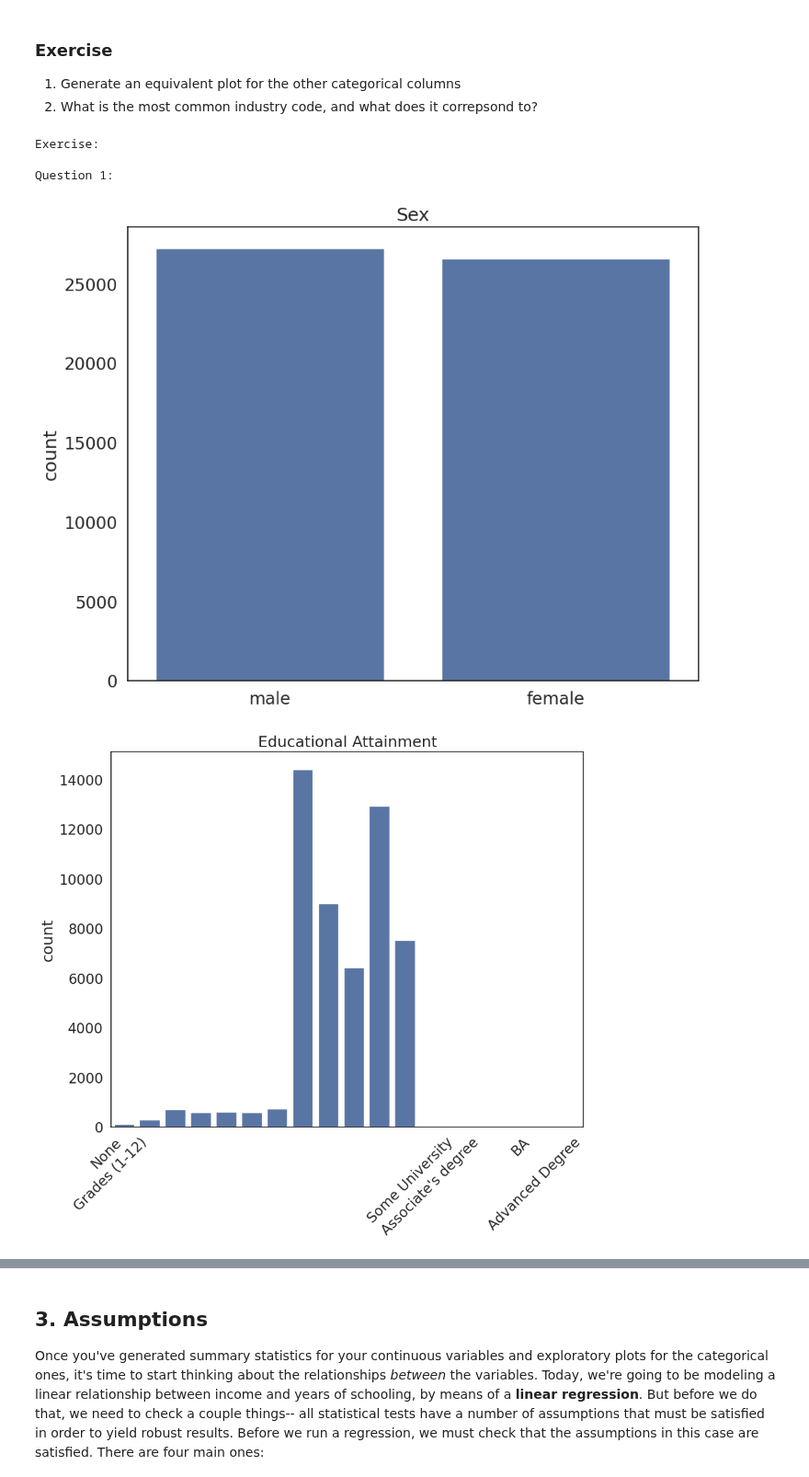
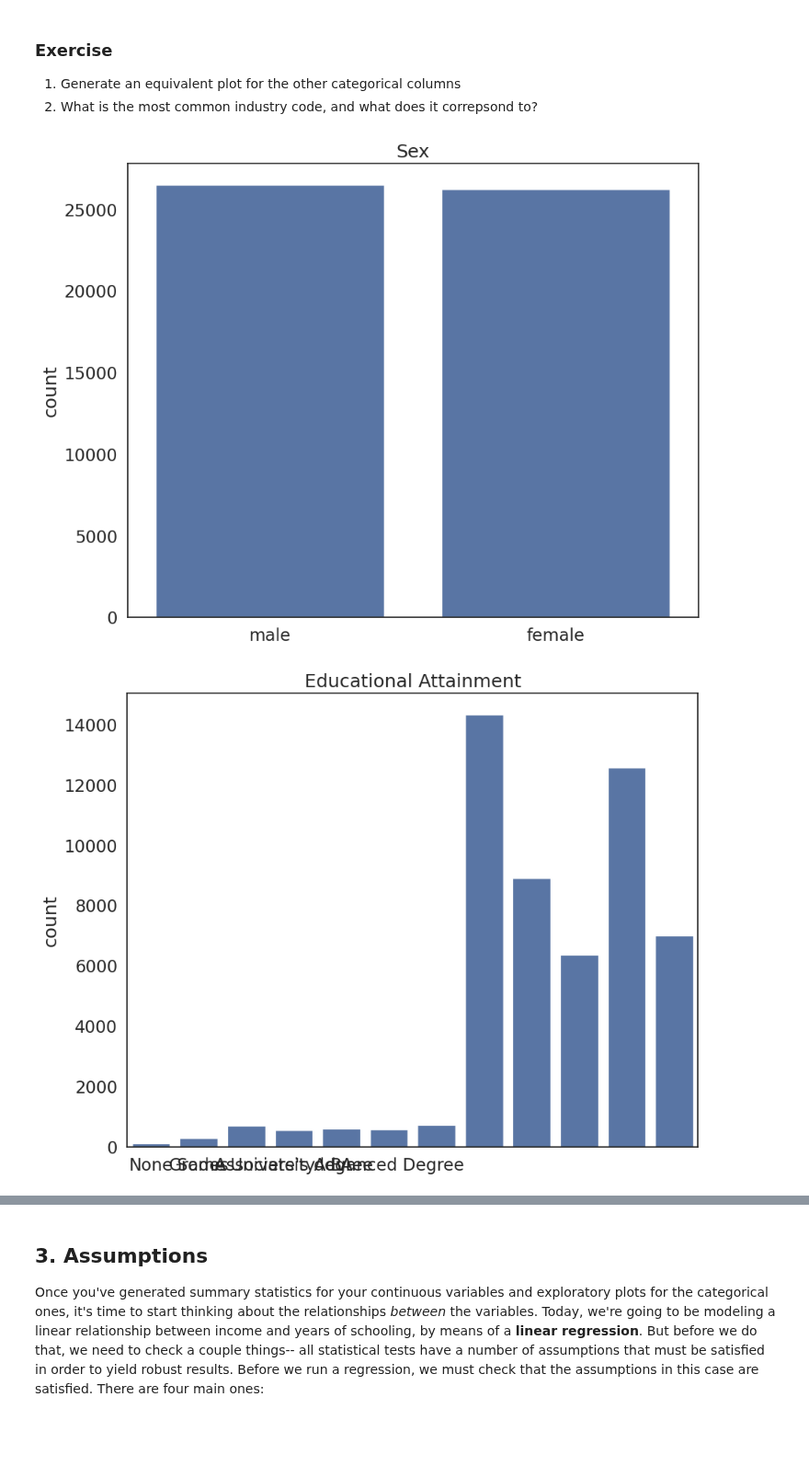
Before and after one commit to alixtrn/QM2, a Jupyter notebook: W7_Linear_Regression.ipynb, the cells around one changed output, grey strips where cells are left out. Shown at 92% size. Saved outputs shown, nothing was run; the diff lists cells and outputs as text; code cells hidden in the pictures; blank space fills up the shorter version.

```diff
--- a/W7_Linear_Regression.ipynb
+++ b/W7_Linear_Regression.ipynb
@@ -196,46 +180,31 @@ for i in range(1,12):
 2. What is the most common industry code, and what does it correpsond to?
 # %%
 #QUESTION 1:
-
-print ('Exercise:\n\nQuestion 1:\n')
 
 #For Sex
 sns.countplot(data=reg_df, x='sex') # plot the union variable
 
 plt.title('Sex') # add a title
 plt.xlabel('') # remove the x axis label
 plt.xticks(ticks=[0,1],labels=['male','female']) # replace the x axis labels with more descriptive labels
 plt.show() # show the plot
 
 #For Educational attainment
 sns.countplot(data=reg_df, x='sch') # plot the union variable
 
 plt.title('Educational Attainment') # add a title
 plt.xlabel('') # remove the x axis label
-plt.xticks(ticks=[0,1,13,14,16,18],labels=['None','Grades (1-12)', 'Some University',"Associate's degree", 'BA', 'Advanced Degree'], rotation=45, ha='right') # replace the x axis labels with more descriptive labels
+plt.xticks(ticks=[0,1,2,3,4,5],labels=['None','Grades', 'Some University',"Associate's degree", 'BA', 'Advanced Degree']) # replace the x axis labels with more descriptive labels
 plt.show() # show the plot
 
 #For Union membership
 
 sns.countplot(data=reg_df, x='union') # plot the union variable
 
 plt.title('Union membership') # add a title
 plt.xlabel('') # remove the x axis label
-plt.xticks(ticks=[0,1,2,3],labels=['N/A','No union coverage', 'Member of labor union',"Covered by union but not a member"], rotation=45, ha='right')
-
+plt.xticks(ticks=[0,1,2,3],labels=['N/A','No union coverage', 'Member of labor union',"Covered by union but not a member"]) # replace the x axis labels with more descriptive labels
 plt.show() # show the plot
-
-#For occupation
-print('This histogram counts the number of times each occupation type appears in the dataset.  ')
-sns.countplot(data=reg_df, x='occupation') # plot the union variable
-
-plt.title('Occupation') # add a title
-plt.xlabel('') # remove the x axis label
-plt.xticks(rotation=45, ha='right')
-plt.show() # show the plot
 # %% [output]
-Exercise:
-
-Question 1:
-[figure, old version]
+[figure, new version]
-[figure, old version]
+[figure, new version]
```
Also changed, not shown: parts of 7 cells of this notebook.
